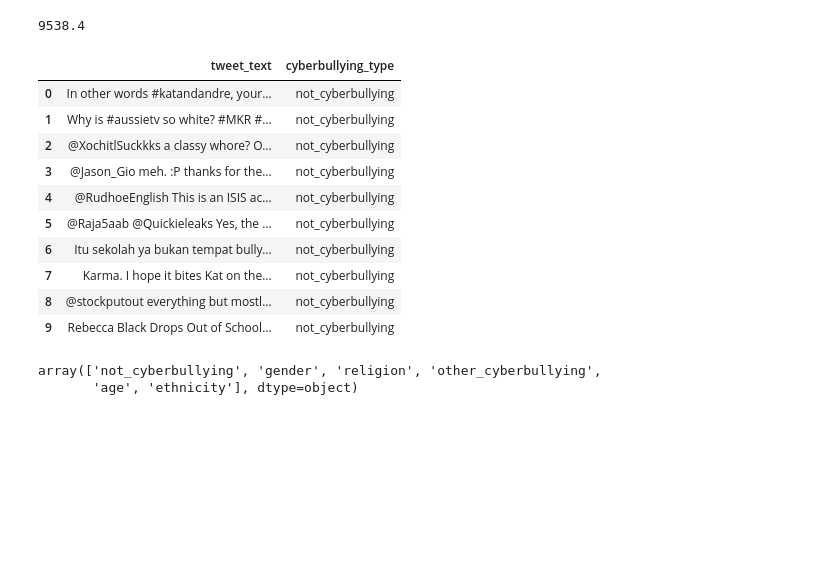
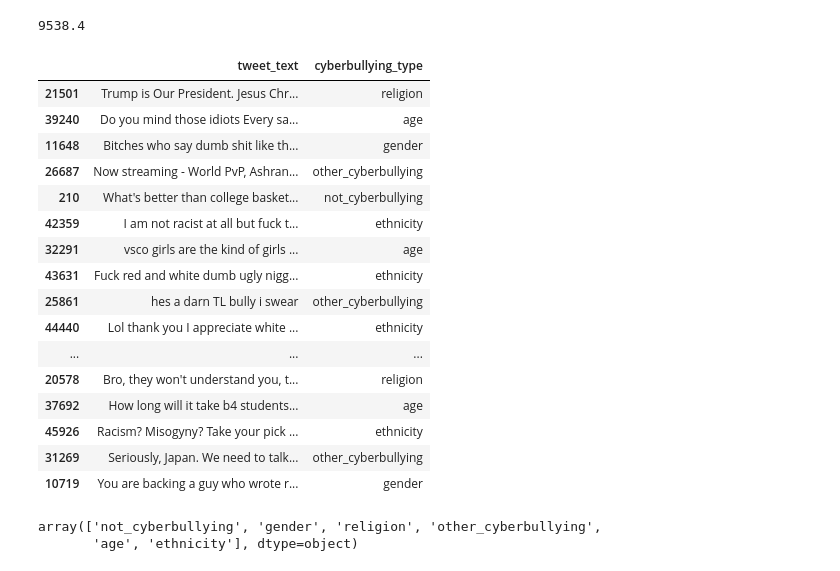
Before and after one commit to emkademy-handson/cybulde-data-handson, a Jupyter notebook: notebooks/eda-twitter.ipynb, the cells around one changed output. Cells and saved outputs as stored; diff of their text form; code cells hidden in the pictures; blank space fills up the shorter version.

```diff
--- a/notebooks/eda-twitter.ipynb
+++ b/notebooks/eda-twitter.ipynb
@@ -15,19 +15,25 @@ df.shape=(47692, 2)
 # %% [output]
 9538.4
 # %%
-df.head(10)
+df.sample(n=50)
 # %% [output]
 |  | tweet_text | cyberbullying_type |
-| 0 | In other words #katandandre, your... | not_cyberbullying |
-| 1 | Why is #aussietv so white? #MKR #... | not_cyberbullying |
-| 2 | @XochitlSuckkks a classy whore? O... | not_cyberbullying |
-| 3 | @Jason_Gio meh. :P thanks for the... | not_cyberbullying |
-| 4 | @RudhoeEnglish This is an ISIS ac... | not_cyberbullying |
-| 5 | @Raja5aab @Quickieleaks Yes, the ... | not_cyberbullying |
-| 6 | Itu sekolah ya bukan tempat bully... | not_cyberbullying |
-| 7 | Karma. I hope it bites Kat on the... | not_cyberbullying |
-| 8 | @stockputout everything but mostl... | not_cyberbullying |
-| 9 | Rebecca Black Drops Out of School... | not_cyberbullying |
+| 21501 | Trump is Our President. Jesus Chr... | religion |
+| 39240 | Do you mind those idiots Every sa... | age |
+| 11648 | Bitches who say dumb shit like th... | gender |
+| 26687 | Now streaming - World PvP, Ashran... | other_cyberbullying |
+| 210 | What's better than college basket... | not_cyberbullying |
+| 42359 | I am not racist at all but fuck t... | ethnicity |
+| 32291 | vsco girls are the kind of girls ... | age |
+| 43631 | Fuck red and white dumb ugly nigg... | ethnicity |
+| 25861 | hes a darn TL bully i swear | other_cyberbullying |
+| 44440 | Lol thank you I appreciate white ... | ethnicity |
+| ... | ... | ... |
+| 20578 | Bro, they won't understand you, t... | religion |
+| 37692 | How long will it take b4 students... | age |
+| 45926 | Racism? Misogyny? Take your pick ... | ethnicity |
+| 31269 | Seriously, Japan. We need to talk... | other_cyberbullying |
+| 10719 | You are backing a guy who wrote r... | gender |
 # %%
 df["cyberbullying_type"].unique()
 # %% [output]
```
Also changed, not shown: 14 other files.
